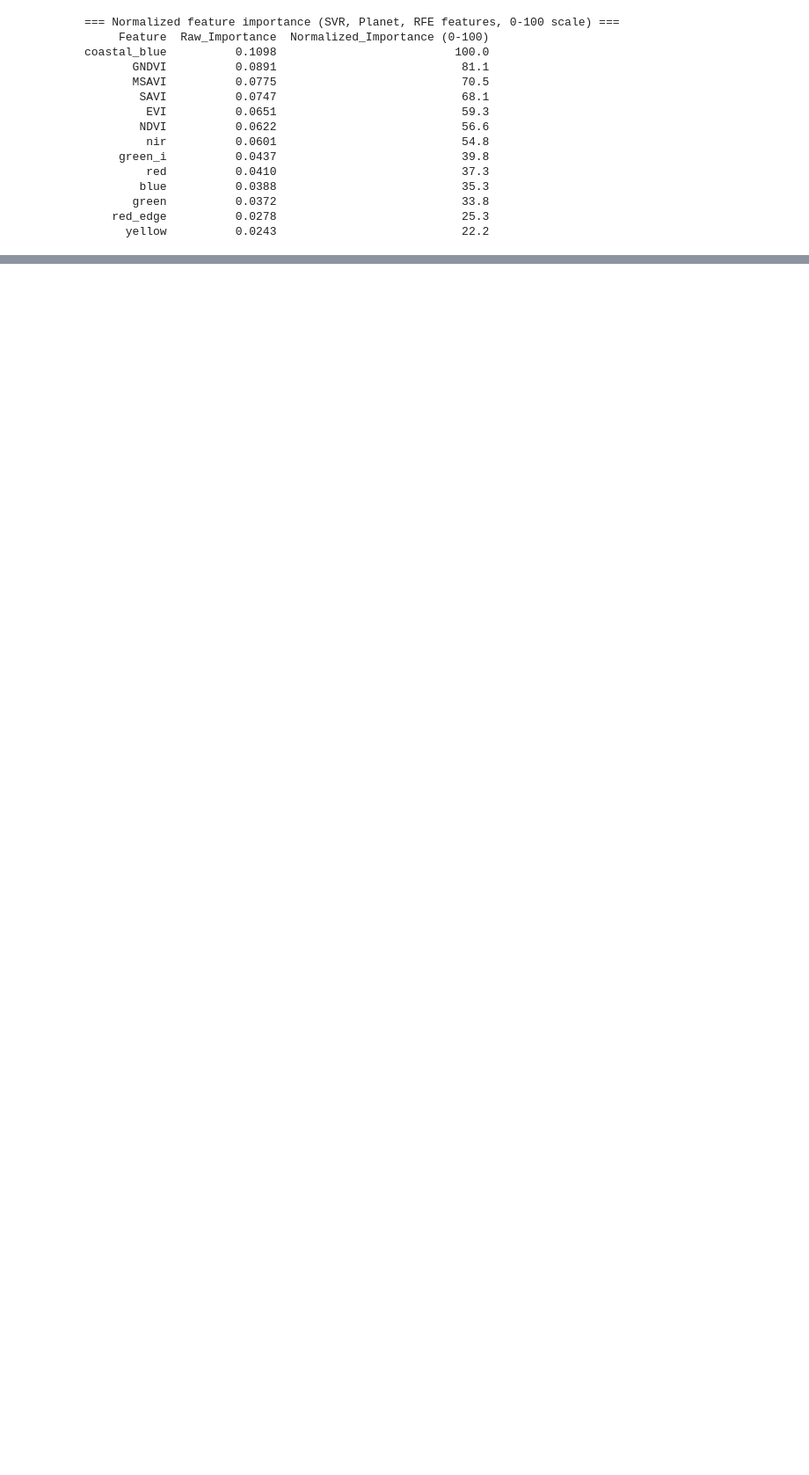
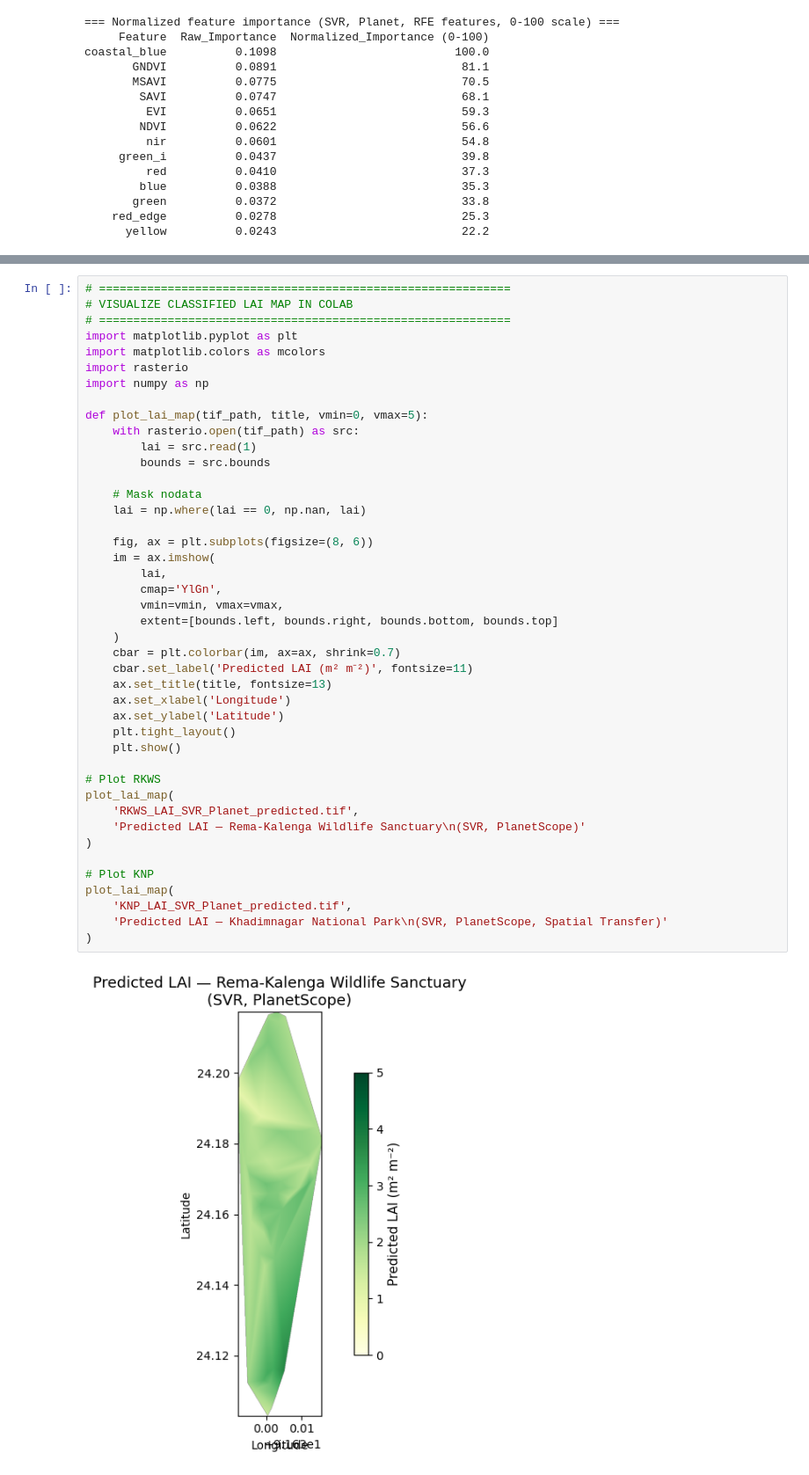
Before and after one commit to Mohammed777777777/KNP_LAI_GEE, a Jupyter notebook: Planet_Images_SVR.ipynb, the cells around one changed output, grey strips where cells are left out. Shown at 88% size. Saved outputs shown, nothing was run; the diff lists cells and outputs as text; blank space fills up the shorter version.

```diff
--- a/Planet_Images_SVR.ipynb
+++ b/Planet_Images_SVR.ipynb
@@ -881,0 +1033,45 @@ coastal_blue          0.1098                          100.0
+# %%
+# ============================================================
+# VISUALIZE CLASSIFIED LAI MAP IN COLAB
+# ============================================================
+import matplotlib.pyplot as plt
+import matplotlib.colors as mcolors
+import rasterio
+import numpy as np
+
+def plot_lai_map(tif_path, title, vmin=0, vmax=5):
+    with rasterio.open(tif_path) as src:
+        lai = src.read(1)
+        bounds = src.bounds
+
+    # Mask nodata
+    lai = np.where(lai == 0, np.nan, lai)
+
+    fig, ax = plt.subplots(figsize=(8, 6))
+    im = ax.imshow(
+        lai,
+        cmap='YlGn',
+        vmin=vmin, vmax=vmax,
+        extent=[bounds.left, bounds.right, bounds.bottom, bounds.top]
+    )
+    cbar = plt.colorbar(im, ax=ax, shrink=0.7)
+    cbar.set_label('Predicted LAI (m² m⁻²)', fontsize=11)
+    ax.set_title(title, fontsize=13)
+    ax.set_xlabel('Longitude')
+    ax.set_ylabel('Latitude')
+    plt.tight_layout()
+    plt.show()
+
+# Plot RKWS
+plot_lai_map(
+    'RKWS_LAI_SVR_Planet_predicted.tif',
+    'Predicted LAI — Rema-Kalenga Wildlife Sanctuary\n(SVR, PlanetScope)'
+)
+
+# Plot KNP
+plot_lai_map(
+    'KNP_LAI_SVR_Planet_predicted.tif',
+    'Predicted LAI — Khadimnagar National Park\n(SVR, PlanetScope, Spatial Transfer)'
+)
+# %% [output]
+[figure, added]
```
Also changed, not shown: parts of 5 cells of this notebook, 1 other file.
